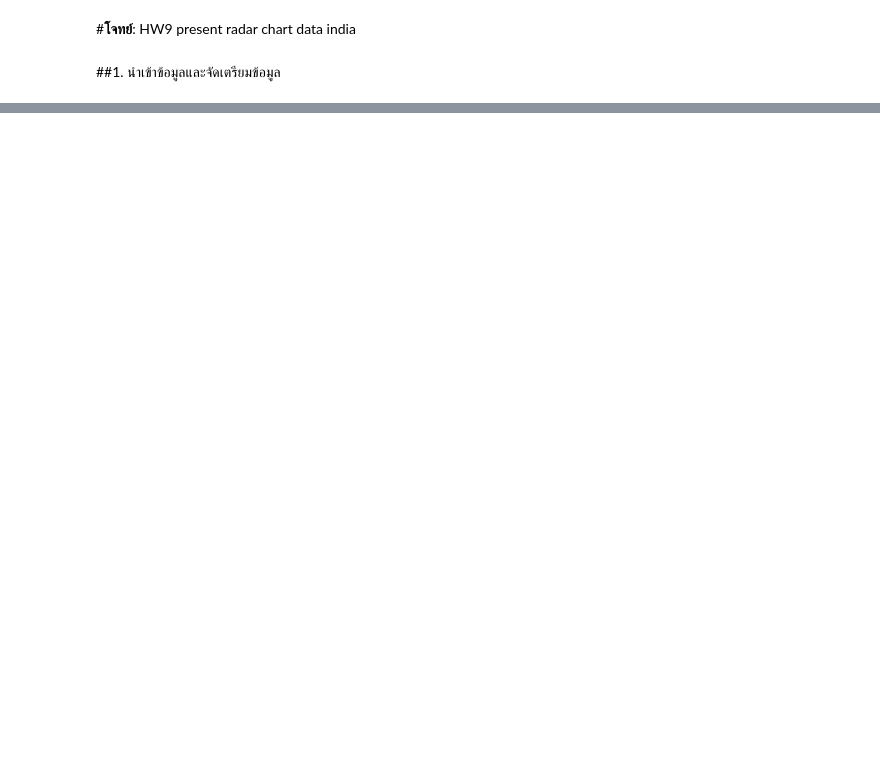
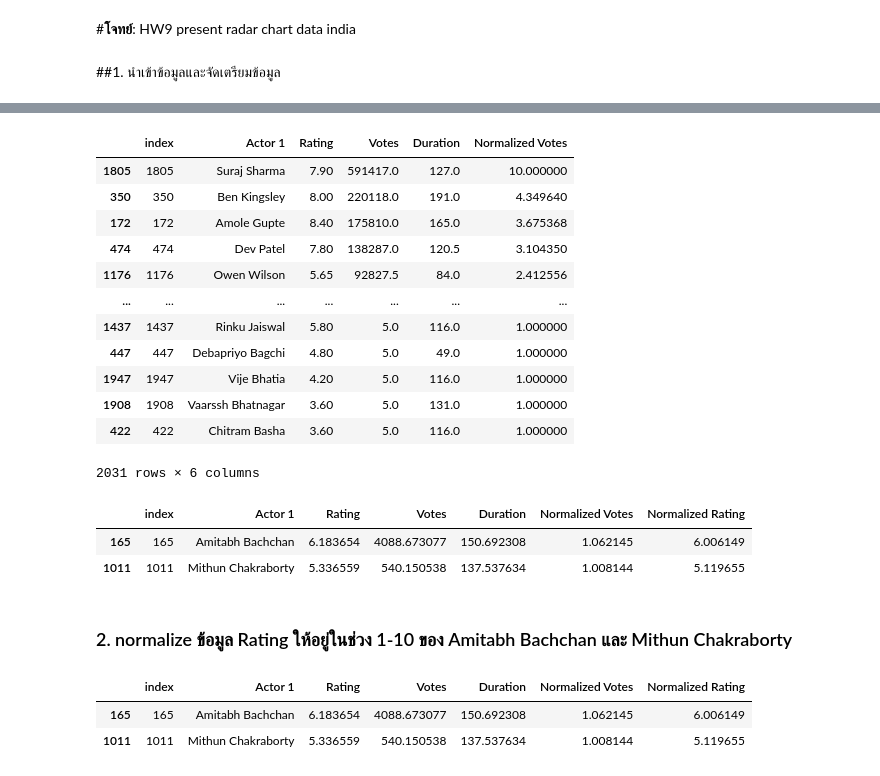
Before and after one commit to aonvara/python_dataviz2024, a Jupyter notebook: HW_9_Group_SC_(643020095_1).ipynb, the cells around one changed output, grey strips where cells are left out. Drawn from its saved outputs; the diff is of its cells as text; code cells hidden in the pictures; blank space fills up the shorter version.

```diff
--- a/HW_9_Group_SC_(643020095_1).ipynb
+++ b/HW_9_Group_SC_(643020095_1).ipynb
@@ -259,0 +41,4 @@ plt.show()
+# %%
+movie_df1 = movie_df.dropna(subset=['Actor 1', 'Votes', 'Duration', 'Rating', 'Director', 'Genre'])
+print(movie_df1.shape)
+movie_df1.head()
@@ -259,0 +71,3 @@ plt.show()
+# %%
+movie_df1['Duration'] = movie_df1['Duration'].str.replace('min', '')
+movie_df1['Votes'] = movie_df1['Votes'].str.replace(',', '').astype(int)
@@ -259,0 +94,4 @@ plt.show()
+# %%
+movie_df1['Duration'] = movie_df1['Duration'].str.strip().astype(float) # Convert 'Duration' column to numeric type, handling potential whitespace
+actor1_stats = movie_df1.groupby('Actor 1').agg({'Rating': 'mean', 'Votes': 'mean', 'Duration': 'mean'})
+print(actor1_stats)
@@ -259,0 +136,67 @@ plt.show()
+# %%
+# prompt: เปลี่ยน Actor 1 เป็น column
+
+actor1_stats = actor1_stats.reset_index()
+# %%
+# prompt: เรียงตาราง actor1_stats จากมากไปน้อย
+
+actor1_stats_sorted = actor1_stats.sort_values(by=['Votes', 'Rating', 'Duration'], ascending=[False, False, False])
+actor1_stats_sorted
+# %% [output]
+|  | index | Actor 1 | Rating | Votes | Duration | Normalized Votes |
+| 1805 | 1805 | Suraj Sharma | 7.90 | 591417.0 | 127.0 | 10.000000 |
+| 350 | 350 | Ben Kingsley | 8.00 | 220118.0 | 191.0 | 4.349640 |
+| 172 | 172 | Amole Gupte | 8.40 | 175810.0 | 165.0 | 3.675368 |
+| 474 | 474 | Dev Patel | 7.80 | 138287.0 | 120.5 | 3.104350 |
+| 1176 | 1176 | Owen Wilson | 5.65 | 92827.5 | 84.0 | 2.412556 |
+| ... | ... | ... | ... | ... | ... | ... |
+| 1437 | 1437 | Rinku Jaiswal | 5.80 | 5.0 | 116.0 | 1.000000 |
+| 447 | 447 | Debapriyo Bagchi | 4.80 | 5.0 | 49.0 | 1.000000 |
+| 1947 | 1947 | Vije Bhatia | 4.20 | 5.0 | 116.0 | 1.000000 |
+| 1908 | 1908 | Vaarssh Bhatnagar | 3.60 | 5.0 | 131.0 | 1.000000 |
+| 422 | 422 | Chitram Basha | 3.60 | 5.0 | 116.0 | 1.000000 |
+2031 rows × 6 columns
+# %%
+# Find the minimum and maximum Duration for Amitabh Bachchan and Mithun Chakraborty
+min_vote = actor1_stats['Votes'].min()
+max_vote = actor1_stats['Votes'].max()
+
+# Normalize Duration for Amitabh Bachchan and Mithun Chakraborty within the range 1-10
+actor_vote_df['Normalized Votes'] = (
+    (actor_vote_df['Votes'] - min_vote) / (max_vote - min_vote) * 9 + 1
+)
+
+# Filter the DataFrame to include only Amitabh Bachchan and Mithun Chakraborty
+actors_to_show = ['Amitabh Bachchan', 'Mithun Chakraborty']
+filtered_df = actor1_stats[actor1_stats['Actor 1'].isin(actors_to_show)]
+
+# Display the filtered DataFrame
+filtered_df
+# %% [output]
+|  | index | Actor 1 | Rating | Votes | Duration | Normalized Votes | Normalized Rating |
+| 165 | 165 | Amitabh Bachchan | 6.183654 | 4088.673077 | 150.692308 | 1.062145 | 6.006149 |
+| 1011 | 1011 | Mithun Chakraborty | 5.336559 | 540.150538 | 137.537634 | 1.008144 | 5.119655 |
+# %% [markdown]
+### 2. normalize ข้อมูล Rating ให้อยู่ในช่วง 1-10 ของ Amitabh Bachchan และ Mithun Chakraborty
+# %%
+# Find the minimum and maximum Duration for Amitabh Bachchan and Mithun Chakraborty
+min_rating = actor1_stats['Rating'].min()
+max_rating = actor1_stats['Rating'].max()
+
+# Normalize Duration for Amitabh Bachchan and Mithun Chakraborty within the range 1-10
+actor1_stats['Normalized Rating'] = ( # Changed actor_Rating_df to actor1_stats
+    (actor1_stats['Rating'] - min_rating) / (max_rating - min_rating) * 9 + 1
+)
+
+# prompt: โชว์เฉพาะข้อมูลของ Amitabh Bachchan และ Mithun Chakraborty
+
+# Filter the DataFrame to include only Amitabh Bachchan and Mithun Chakraborty
+actors_to_show = ['Amitabh Bachchan', 'Mithun Chakraborty']
+filtered_df = actor1_stats[actor1_stats['Actor 1'].isin(actors_to_show)]
+
+# Display the filtered DataFrame
+filtered_df
+# %% [output]
+|  | index | Actor 1 | Rating | Votes | Duration | Normalized Votes | Normalized Rating |
+| 165 | 165 | Amitabh Bachchan | 6.183654 | 4088.673077 | 150.692308 | 1.062145 | 6.006149 |
+| 1011 | 1011 | Mithun Chakraborty | 5.336559 | 540.150538 | 137.537634 | 1.008144 | 5.119655 |
```
Also changed, not shown: parts of 41 cells of this notebook.
